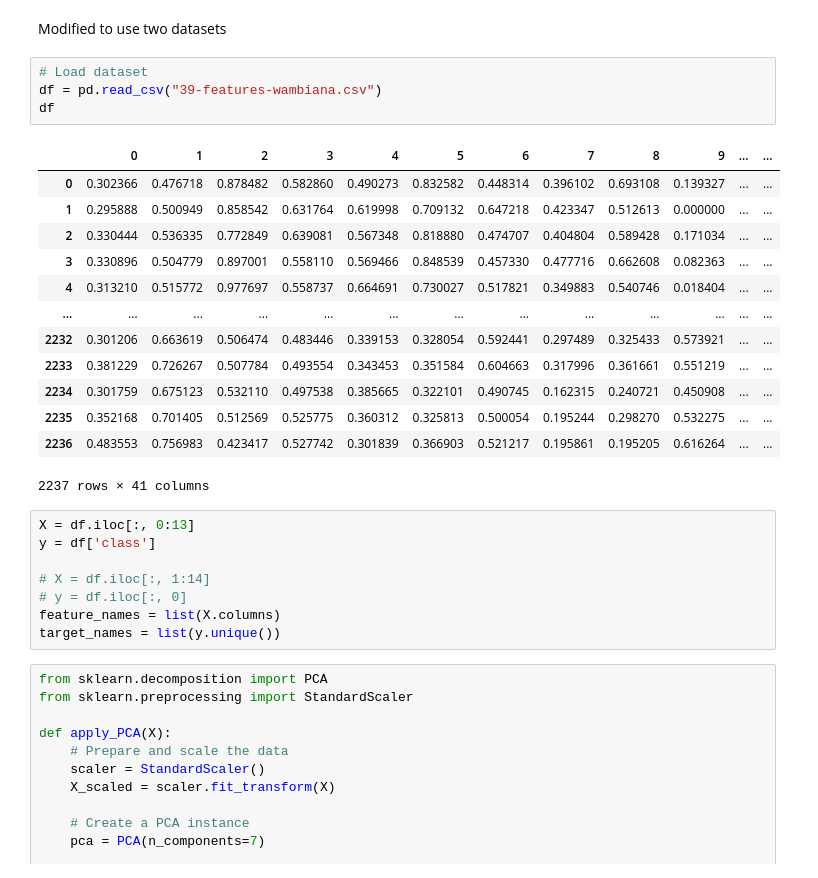
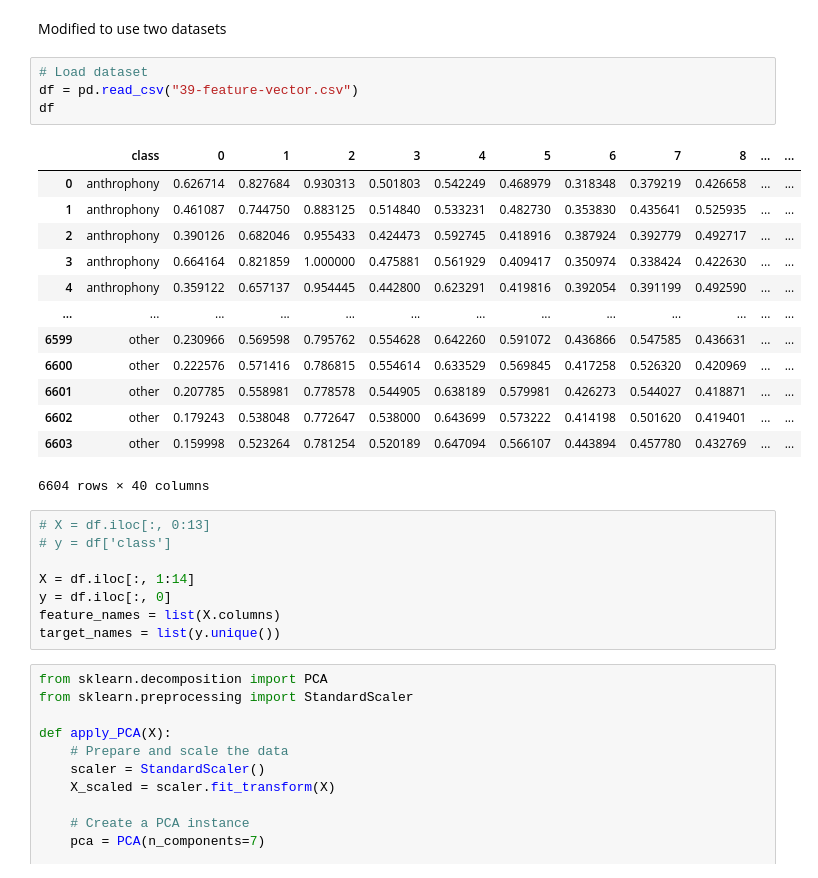
Before and after one commit to thomasnapier/AudioHandling, a Jupyter notebook: ajcai2023.ipynb, the cells around one changed output. Cells and saved outputs as stored; diff of their text form.

```diff
--- a/ajcai2023.ipynb
+++ b/ajcai2023.ipynb
@@ -76,28 +76,28 @@ import umap
 Modified to use two datasets
 # %%
 # Load dataset
-df = pd.read_csv("39-features-wambiana.csv")
+df = pd.read_csv("39-feature-vector.csv")
 df
 # %% [output]
-|  | 0 | 1 | 2 | 3 | 4 | 5 | 6 | 7 | 8 | 9 | ... | ... |
-| 0 | 0.302366 | 0.476718 | 0.878482 | 0.582860 | 0.490273 | 0.832582 | 0.448314 | 0.396102 | 0.693108 | 0.139327 | ... | ... |
-| 1 | 0.295888 | 0.500949 | 0.858542 | 0.631764 | 0.619998 | 0.709132 | 0.647218 | 0.423347 | 0.512613 | 0.000000 | ... | ... |
-| 2 | 0.330444 | 0.536335 | 0.772849 | 0.639081 | 0.567348 | 0.818880 | 0.474707 | 0.404804 | 0.589428 | 0.171034 | ... | ... |
-| 3 | 0.330896 | 0.504779 | 0.897001 | 0.558110 | 0.569466 | 0.848539 | 0.457330 | 0.477716 | 0.662608 | 0.082363 | ... | ... |
-| 4 | 0.313210 | 0.515772 | 0.977697 | 0.558737 | 0.664691 | 0.730027 | 0.517821 | 0.349883 | 0.540746 | 0.018404 | ... | ... |
+|  | class | 0 | 1 | 2 | 3 | 4 | 5 | 6 | 7 | 8 | ... | ... |
+| 0 | anthrophony | 0.626714 | 0.827684 | 0.930313 | 0.501803 | 0.542249 | 0.468979 | 0.318348 | 0.379219 | 0.426658 | ... | ... |
+| 1 | anthrophony | 0.461087 | 0.744750 | 0.883125 | 0.514840 | 0.533231 | 0.482730 | 0.353830 | 0.435641 | 0.525935 | ... | ... |
+| 2 | anthrophony | 0.390126 | 0.682046 | 0.955433 | 0.424473 | 0.592745 | 0.418916 | 0.387924 | 0.392779 | 0.492717 | ... | ... |
+| 3 | anthrophony | 0.664164 | 0.821859 | 1.000000 | 0.475881 | 0.561929 | 0.409417 | 0.350974 | 0.338424 | 0.422630 | ... | ... |
+| 4 | anthrophony | 0.359122 | 0.657137 | 0.954445 | 0.442800 | 0.623291 | 0.419816 | 0.392054 | 0.391199 | 0.492590 | ... | ... |
 | ... | ... | ... | ... | ... | ... | ... | ... | ... | ... | ... | ... | ... |
-| 2232 | 0.301206 | 0.663619 | 0.506474 | 0.483446 | 0.339153 | 0.328054 | 0.592441 | 0.297489 | 0.325433 | 0.573921 | ... | ... |
-| 2233 | 0.381229 | 0.726267 | 0.507784 | 0.493554 | 0.343453 | 0.351584 | 0.604663 | 0.317996 | 0.361661 | 0.551219 | ... | ... |
-| 2234 | 0.301759 | 0.675123 | 0.532110 | 0.497538 | 0.385665 | 0.322101 | 0.490745 | 0.162315 | 0.240721 | 0.450908 | ... | ... |
-| 2235 | 0.352168 | 0.701405 | 0.512569 | 0.525775 | 0.360312 | 0.325813 | 0.500054 | 0.195244 | 0.298270 | 0.532275 | ... | ... |
-| 2236 | 0.483553 | 0.756983 | 0.423417 | 0.527742 | 0.301839 | 0.366903 | 0.521217 | 0.195861 | 0.195205 | 0.616264 | ... | ... |
+| 6599 | other | 0.230966 | 0.569598 | 0.795762 | 0.554628 | 0.642260 | 0.591072 | 0.436866 | 0.547585 | 0.436631 | ... | ... |
+| 6600 | other | 0.222576 | 0.571416 | 0.786815 | 0.554614 | 0.633529 | 0.569845 | 0.417258 | 0.526320 | 0.420969 | ... | ... |
+| 6601 | other | 0.207785 | 0.558981 | 0.778578 | 0.544905 | 0.638189 | 0.579981 | 0.426273 | 0.544027 | 0.418871 | ... | ... |
+| 6602 | other | 0.179243 | 0.538048 | 0.772647 | 0.538000 | 0.643699 | 0.573222 | 0.414198 | 0.501620 | 0.419401 | ... | ... |
+| 6603 | other | 0.159998 | 0.523264 | 0.781254 | 0.520189 | 0.647094 | 0.566107 | 0.443894 | 0.457780 | 0.432769 | ... | ... |
-2237 rows × 41 columns
+6604 rows × 40 columns
 # %%
-X = df.iloc[:, 0:13]
-y = df['class']
+# X = df.iloc[:, 0:13]
+# y = df['class']
 
-# X = df.iloc[:, 1:14]
-# y = df.iloc[:, 0]
+X = df.iloc[:, 1:14]
+y = df.iloc[:, 0]
 feature_names = list(X.columns)
 target_names = list(y.unique())
 # %%
```
Also changed, not shown: parts of 17 cells of this notebook, 35 other files.
